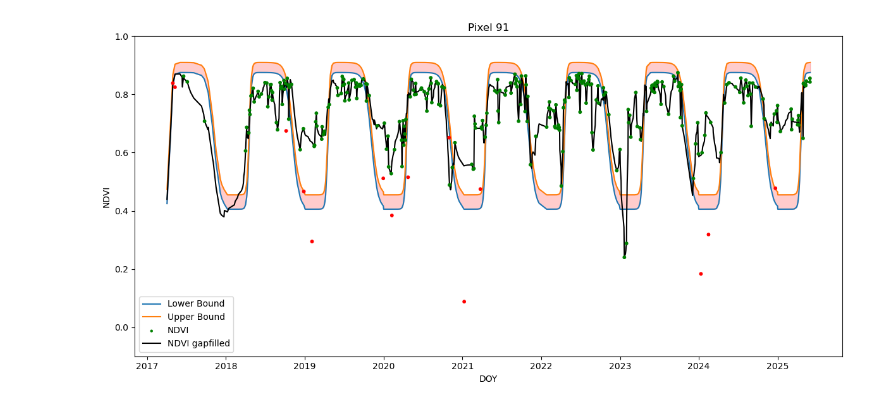
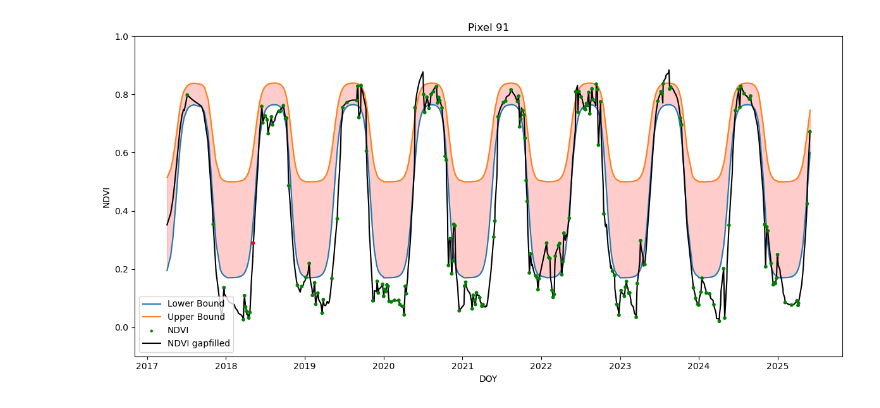
Before and after one commit to geco-bern/swiss-ndvi-processing, a Jupyter notebook: notebook/gapfilling_demo.ipynb, the cells around one changed output. Drawn from its saved outputs; the diff is of its cells as text; code cells hidden in the pictures.

Commit message:
Update demo with new preds

```diff
--- a/notebook/gapfilling_demo.ipynb
+++ b/notebook/gapfilling_demo.ipynb
@@ -9,11 +9,13 @@ import rioxarray
 import zarr
 import pandas as pd
 # %%
-root = zarr.open("data/sample.zarr", mode='r')
-ndvi = root['ndvi']
-dates = root["dates"][:]
+# root = zarr.open("data/sample.zarr", mode='r')
+# ndvi = root['ndvi']
+# dates = root["dates"][:]
 # for now, the shape parameter of the double logistic function are taken from here
-ds = xr.open_zarr("data/seasonal_cycle_sample_full.zarr")
+ds = xr.open_zarr("../sample_seasonal_cycle_parameter_preds.zarr")
+ndvi = ds['ndvi']
+dates = ds['dates']
 # %%
 params_lower = torch.tensor(ds["params_lower"].values)
 params_upper = torch.tensor(ds["params_upper"].values)
@@ -299,11 +307,11 @@ def gapfilling(pixel):
 
     # write gapfill (in future this will could done directly on the original data)
 
-    return outlier_arr, ndvi_gapfilled, ndvi_sorted
+    return outlier_arr, ndvi_gapfilled, ndvi_sorted, lower, upper
 # %%
 # shows the results
 
-def plot_results(pixel):
+def plot_results(pixel, outlier_arr, ndvi_gapfilled, ndvi_sorted, lower, upper):
 
     colors = np.where(outlier_arr, 'red', 'green')
 
@@ -323,17 +331,11 @@ def plot_results(pixel):
     plt.tight_layout()
     plt.show()
 # %%
-pixel = 91
-param_iqr = 1.5
-upper_iqr = 0.9
-bottom_iqr = 0.1
-exp_smoother = 0 # set 0 to disable it
+outlier_arr, ndvi_gapfilled, ndvi_sorted, lower, upper = gapfilling(pixel)
 
-outlier_arr, ndvi_gapfilled, ndvi_sorted = gapfilling(pixel)
-
-plot_results(pixel)
+plot_results(pixel, outlier_arr, ndvi_gapfilled, ndvi_sorted, lower, upper)
 # %% [output]
-[figure, old version]
+[figure, new version]
 # %%
 # save outlier flag as zarr
 
```
Also changed, not shown: parts of 2 cells of this notebook, 15 other files.
